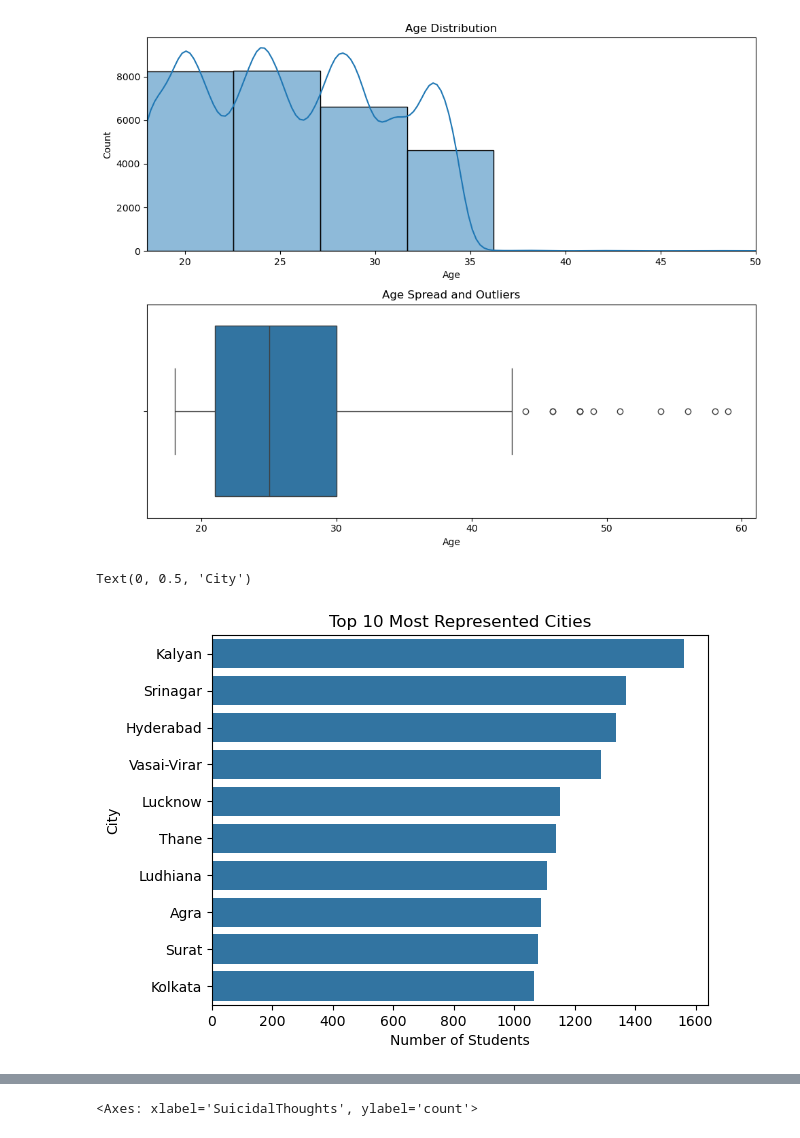
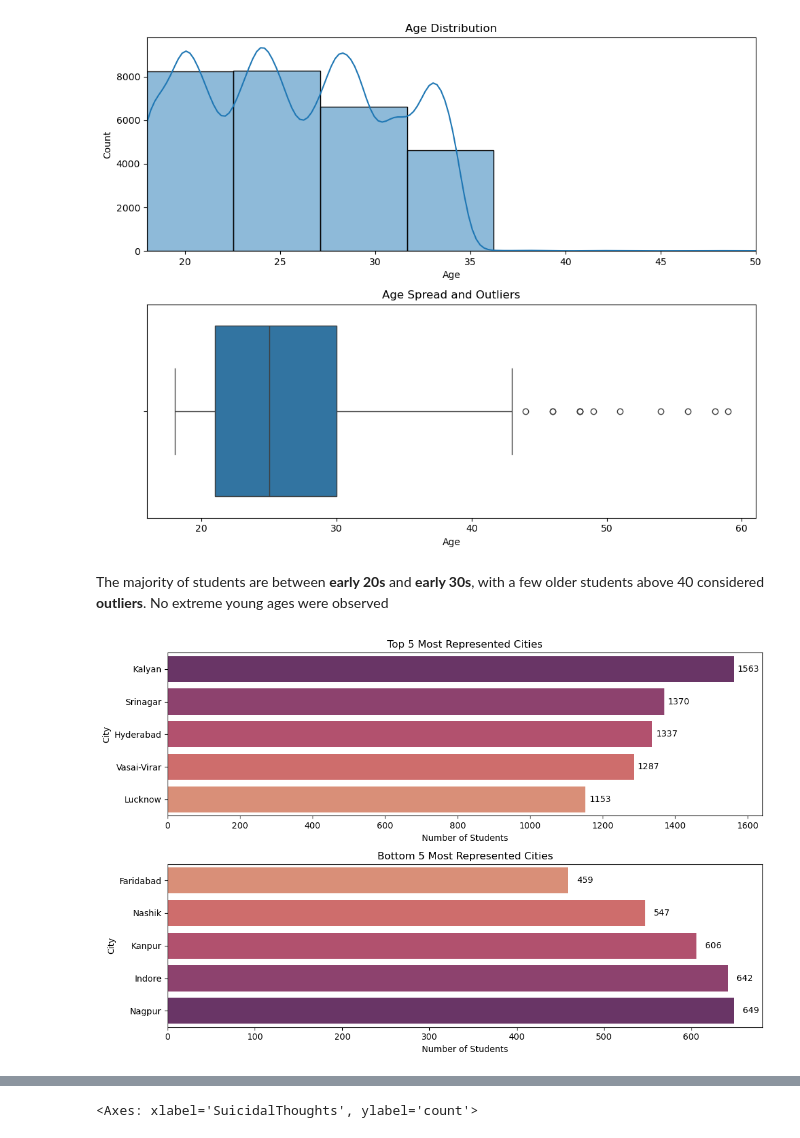
Before and after one commit to Siddharth-Saravanan/Student_Depression_Analysis_and_Prediction_using_Machine_Learning, a Jupyter notebook: student_depression_prediction.ipynb, the cells around one changed output, grey strips where cells are left out. Drawn from its saved outputs; the diff is of its cells as text; code cells hidden in the pictures.

```diff
--- a/student_depression_prediction.ipynb
+++ b/student_depression_prediction.ipynb
@@ -599,14 +603,33 @@ plt.tight_layout()
 plt.show()
 # %% [output]
 [figure]
-# %%
-# City Overview
-
-top_cities = depr_df['City'].value_counts().head(10)
-sns.barplot(x=top_cities.values, y=top_cities.index)
-plt.title("Top 10 Most Represented Cities")
-plt.xlabel("Number of Students")
-plt.ylabel("City")
-# %% [output]
-Text(0, 0.5, 'City')
-[figure, removed]
+# %% [markdown]
+The majority of students are between **early 20s** and **early 30s**, with a few older students above 40 considered **outliers**. No extreme young ages were observed
+# %%
+city_counts = depr_df['City'].value_counts()
+
+top5_cities = city_counts.head(5)
+bottom5_cities = city_counts.tail(5).sort_values(ascending=True)
+
+fig, ax = plt.subplots(2, 1, figsize=(11, 7))
+
+sns.barplot(x=top5_cities.values, y=top5_cities.index, ax=ax[0], hue=top5_cities.index, palette="flare_r")
+ax[0].set_title("Top 5 Most Represented Cities")
+ax[0].set_xlabel("Number of Students")
+ax[0].set_ylabel("City")
+
+for i, v in enumerate(top5_cities.values):
+    ax[0].text(v + 10, i, str(v), color='black', va='center')
+
+sns.barplot(x=bottom5_cities.values, y=bottom5_cities.index, ax=ax[1], hue=bottom5_cities.index, palette="flare")
+ax[1].set_title("Bottom 5 Least Represented Cities")
+ax[1].set_xlabel("Number of Students")
+ax[1].set_ylabel("City")
+
+for i, v in enumerate(bottom5_cities.values):
+    ax[1].text(v + 10, i, str(v), color='black', va='center')
+
+plt.tight_layout()
+plt.show()
+# %% [output]
+[figure, added]
```
Also changed, not shown: parts of 15 cells of this notebook.
